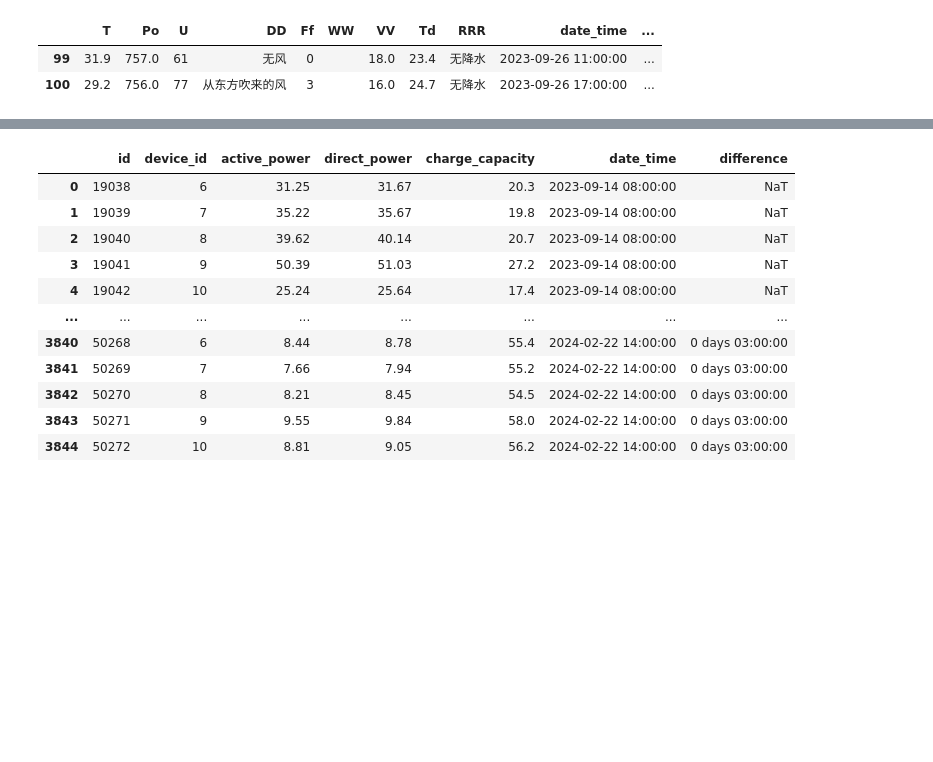
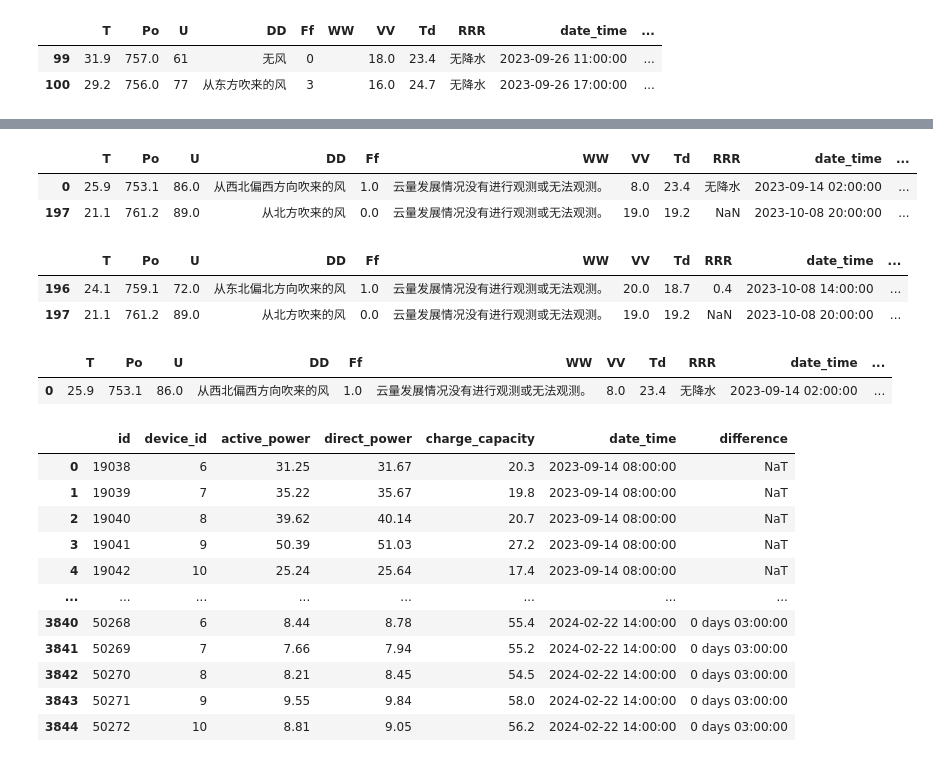
Before and after one commit to UGama/ChenTai_Power_Station, a Jupyter notebook: data_process.ipynb, the cells around one changed output, grey strips where cells are left out. Cells and saved outputs as stored; diff of their text form; code cells hidden in the pictures; blank space fills up the shorter version.

```diff
--- a/data_process.ipynb
+++ b/data_process.ipynb
@@ -731 +723,3 @@ df_updated = pd.concat([df_weather.loc[:99], new_row, df_weather.loc[100:]]).sor
 df_updated.to_csv('weather_updated.csv')
+# %%
+df_weather=df_updated
@@ -731,0 +742,13 @@ df_updated.to_csv('weather_updated.csv')
+# %%
+df_weather['difference'] = df_weather['date_time'] - df_weather['date_time'].shift(1)
+df_weather[df_weather['difference'] != pd.Timedelta('0 days 03:00:00')]
+# %% [output]
+|  | T | Po | U | DD | Ff | WW | VV | Td | RRR | date_time | ... |
+| 0 | 25.9 | 753.1 | 86.0 | 从西北偏西方向吹来的风 | 1.0 | 云量发展情况没有进行观测或无法观测。 | 8.0 | 23.4 | 无降水 | 2023-09-14 02:00:00 | ... |
+| 197 | 21.1 | 761.2 | 89.0 | 从北方吹来的风 | 0.0 | 云量发展情况没有进行观测或无法观测。 | 19.0 | 19.2 | NaN | 2023-10-08 20:00:00 | ... |
+# %%
+df_weather[196:198]
+# %% [output]
+|  | T | Po | U | DD | Ff | WW | VV | Td | RRR | date_time | ... |
+| 196 | 24.1 | 759.1 | 72.0 | 从东北偏北方向吹来的风 | 1.0 | 云量发展情况没有进行观测或无法观测。 | 20.0 | 18.7 | 0.4 | 2023-10-08 14:00:00 | ... |
+| 197 | 21.1 | 761.2 | 89.0 | 从北方吹来的风 | 0.0 | 云量发展情况没有进行观测或无法观测。 | 19.0 | 19.2 | NaN | 2023-10-08 20:00:00 | ... |
@@ -732,3 +771,8 @@ df_updated.to_csv('weather_updated.csv')
+# %%
+df_weather[df_weather['difference'] != pd.Timedelta('0 days 03:00:00')]
+# %% [output]
+|  | T | Po | U | DD | Ff | WW | VV | Td | RRR | date_time | ... |
+| 0 | 25.9 | 753.1 | 86.0 | 从西北偏西方向吹来的风 | 1.0 | 云量发展情况没有进行观测或无法观测。 | 8.0 | 23.4 | 无降水 | 2023-09-14 02:00:00 | ... |
 # %%
 df_pv.drop(['gather_time'], axis=1, inplace=True)
 df_pv
```
Also changed, not shown: parts of 17 cells of this notebook, 4 other files.
